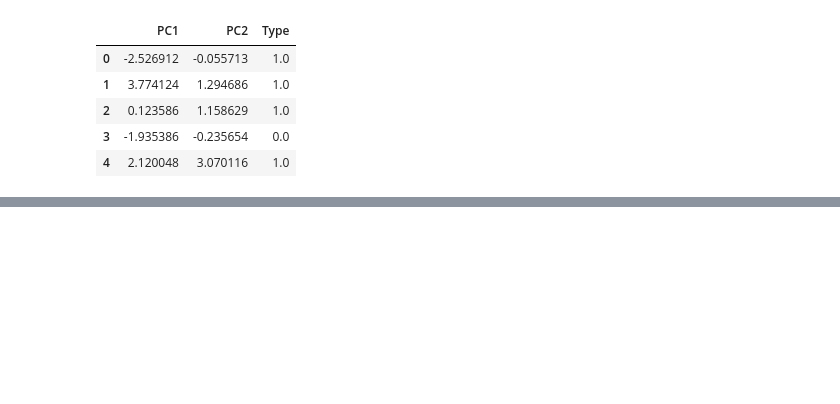
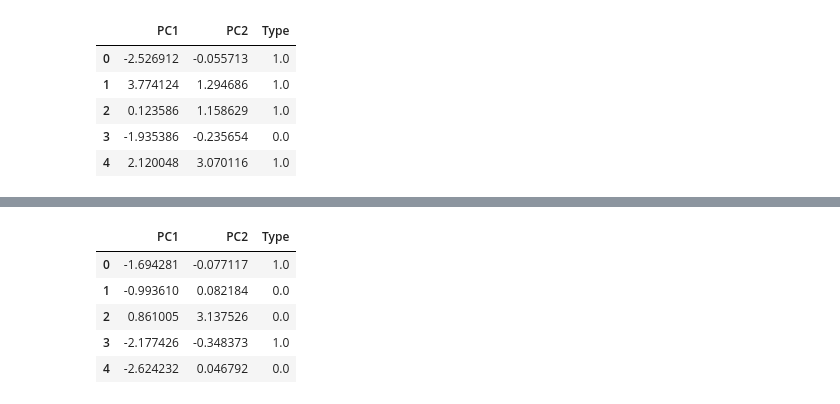
Before and after one commit to IsraelFPM/FootBall-EDA, a Jupyter notebook: PlayersAnalyses.ipynb, the cells around one changed output, grey strips where cells are left out. Cells and saved outputs as stored; diff of their text form; code cells hidden in the pictures; blank space fills up the shorter version.

```diff
--- a/PlayersAnalyses.ipynb
+++ b/PlayersAnalyses.ipynb
@@ -548,0 +576,13 @@ plt.show()
+# %%
+pca_2d = PCA(n_components=2)
+data_pca2 = pca_2d.fit_transform(X_test)
+df_PCA = pd.DataFrame(data_pca2, columns=['PC1','PC2'])
+df_PCA['Type'] = Player_test.loc[((Player_test['Won'].notnull())|(Player_test['Lost'].notnull()))&(~Player_test.Pos.str.match('MF'))]['Type'].values
+df_PCA.head()
+# %% [output]
+|  | PC1 | PC2 | Type |
+| 0 | -1.694281 | -0.077117 | 1.0 |
+| 1 | -0.993610 | 0.082184 | 0.0 |
+| 2 | 0.861005 | 3.137526 | 0.0 |
+| 3 | -2.177426 | -0.348373 | 1.0 |
+| 4 | -2.624232 | 0.046792 | 0.0 |
```
Also changed, not shown: parts of 4 cells of this notebook.
